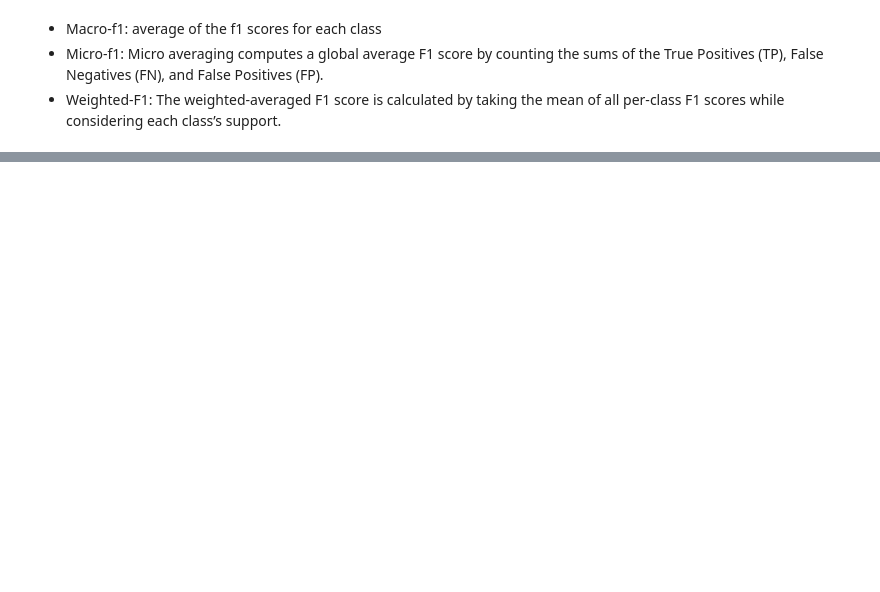
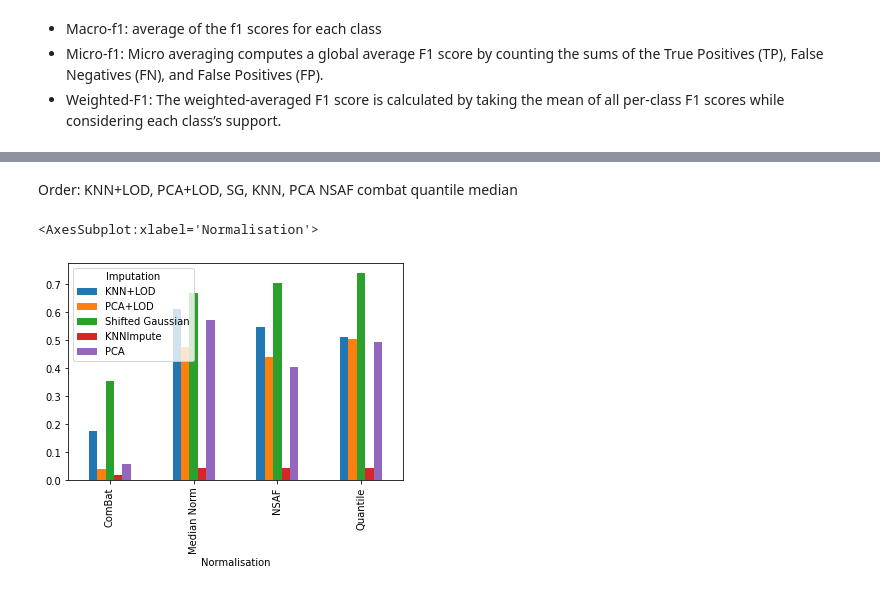
Before and after one commit to SamvPy/Master_thesis_AJ_22_23, a Jupyter notebook: master_thesis/Atlas_analysis/ML/results/results_analysis.ipynb, the cells around one changed output, grey strips where cells are left out. Drawn from its saved outputs; the diff is of its cells as text; code cells hidden in the pictures; blank space fills up the shorter version.

```diff
--- a/master_thesis/Atlas_analysis/ML/results/results_analysis.ipynb
+++ b/master_thesis/Atlas_analysis/ML/results/results_analysis.ipynb
@@ -423,0 +107,7 @@ sns.lineplot(data = lr_reactome_results, x="pathways", y="macro_f1", hue = "over
+# %%
+pxd_fold_map = {}
+for i, pxd in enumerate(splitter.taken_PXD):
+    pxd_fold_map[i+1] = pxd
+norm_impute_results["PXD_accession"] = norm_impute_results.fold.apply(lambda x: pxd_fold_map[x])
+# %%
+norm_impute_results["Imputation"] = norm_impute_results["Imputation"].apply(lambda x: x if x!="Shifted Gaussian" else "LOD")
@@ -423,0 +135,17 @@ sns.lineplot(data = lr_reactome_results, x="pathways", y="macro_f1", hue = "over
+# %% [markdown]
+Order: KNN+LOD, PCA+LOD, SG, KNN, PCA
+NSAF combat quantile median
+# %%
+sorted_df = pd.DataFrame()
+
+sorted_df = pd.concat([sorted_df,
+           norm_impute_results[norm_impute_results.model == "LogisticRegression"].groupby(["Normalization", "Imputation"]).mean().macro_f1["NSAF"]["KNN+LOD, PCA+LOD, Shifted Gaussian, KNNImpute, PCA".split(", ")],
+norm_impute_results[norm_impute_results.model == "LogisticRegression"].groupby(["Normalization", "Imputation"]).mean().macro_f1["ComBat"]["KNN+LOD, PCA+LOD, Shifted Gaussian, KNNImpute, PCA".split(", ")],
+norm_impute_results[norm_impute_results.model == "LogisticRegression"].groupby(["Normalization", "Imputation"]).mean().macro_f1["Quantile"]["KNN+LOD, PCA+LOD, Shifted Gaussian, KNNImpute, PCA".split(", ")],
+norm_impute_results[norm_impute_results.model == "LogisticRegression"].groupby(["Normalization", "Imputation"]).mean().macro_f1["Median Norm"]["KNN+LOD, PCA+LOD, Shifted Gaussian, KNNImpute, PCA".split(", ")]])
+sorted_df["Normalisation"] = ["NSAF"]*5 + ["ComBat"]*5 + ["Quantile"]*5 + ["Median Norm"]*5
+# %%
+sorted_df.reset_index().rename(columns={"index": "Imputation"}).set_index(["Normalisation", "Imputation"]).unstack()[0]["KNN+LOD, PCA+LOD, Shifted Gaussian, KNNImpute, PCA".split(", ")].plot(kind="bar")
+# %% [output]
+<AxesSubplot:xlabel='Normalisation'>
+[figure, added]
```
Also changed, not shown: parts of 116 cells of this notebook, 35 other files.
